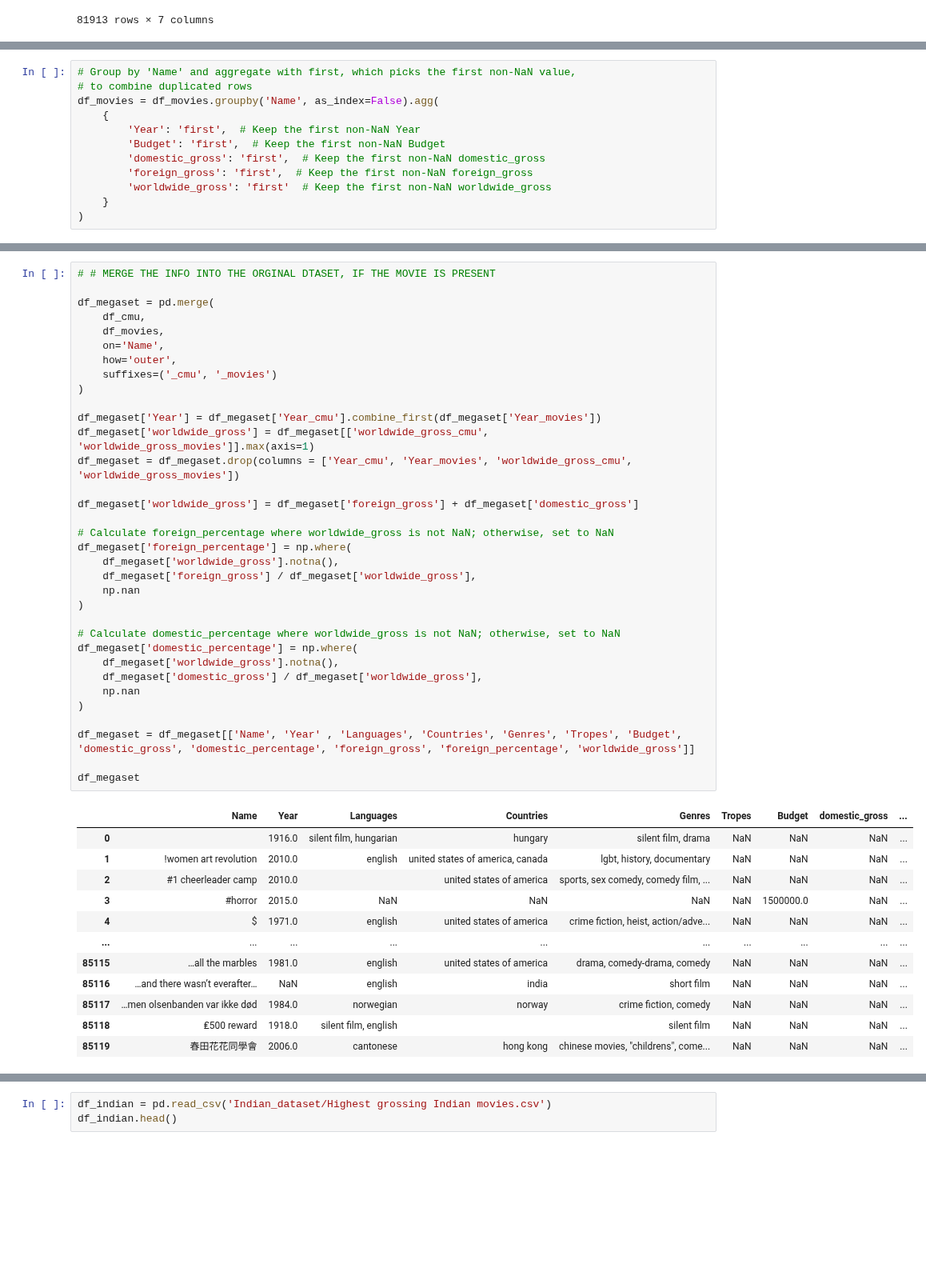
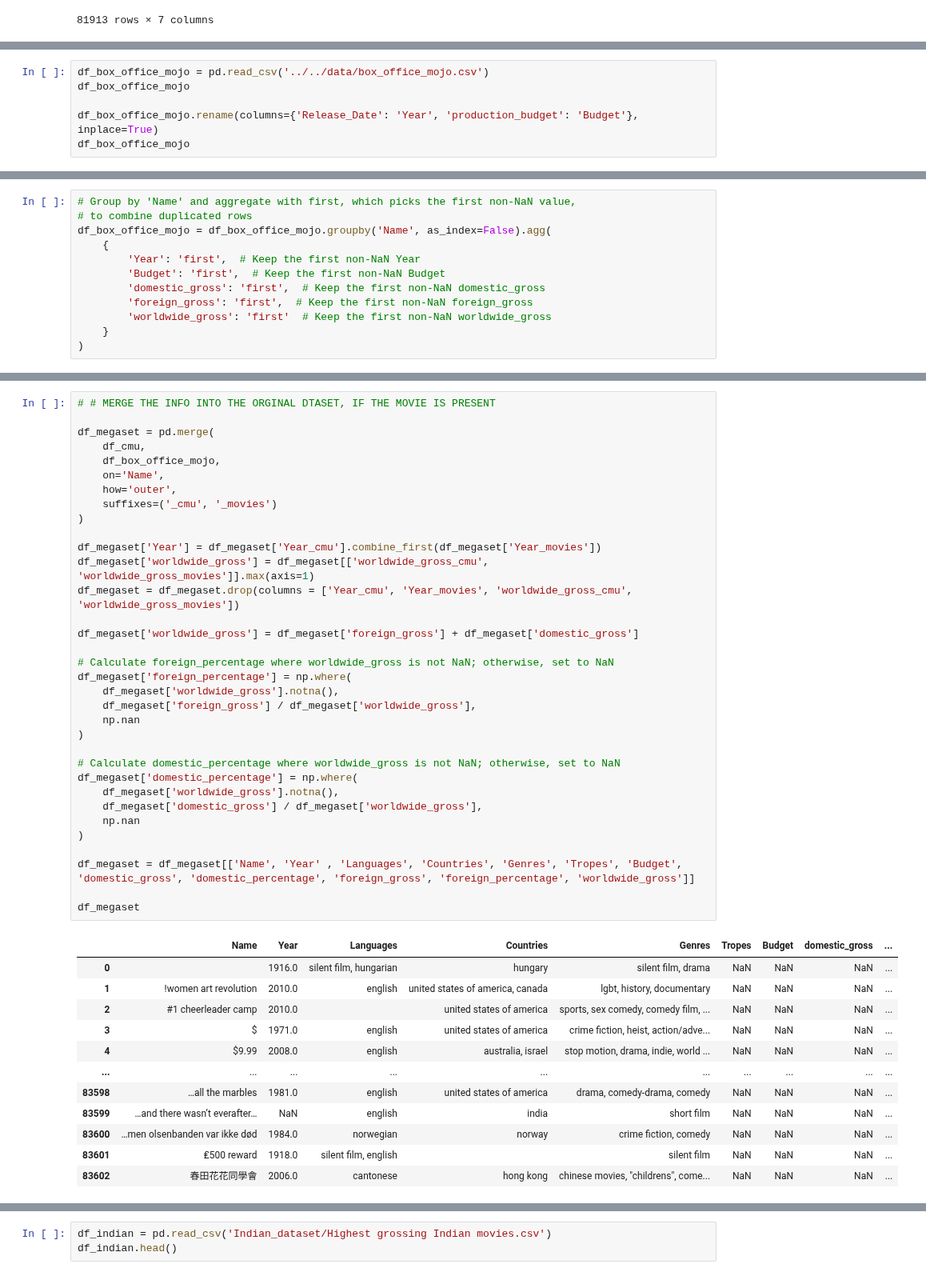
Before and after one commit to epfl-ada/ada-2024-project-thelordsofdata, a Jupyter notebook: src/data/preprocessing.ipynb, the cells around one changed output, grey strips where cells are left out. Shown at 80% size. Saved outputs shown, nothing was run; the diff lists cells and outputs as text; blank space fills up the shorter version.

Commit message:
modified so that i am using box_office_mojo correclty cleaned

```diff
--- a/src/data/preprocessing.ipynb
+++ b/src/data/preprocessing.ipynb
@@ -432,0 +309,6 @@ df_movies
+# %%
+df_box_office_mojo = pd.read_csv('../../data/box_office_mojo.csv')
+df_box_office_mojo
+
+df_box_office_mojo.rename(columns={'Release_Date': 'Year', 'production_budget': 'Budget'}, inplace=True)
+df_box_office_mojo
@@ -433,7 +329,7 @@ df_movies
 # %%
 # Group by 'Name' and aggregate with first, which picks the first non-NaN value,
 # to combine duplicated rows
-df_movies = df_movies.groupby('Name', as_index=False).agg(
+df_box_office_mojo = df_box_office_mojo.groupby('Name', as_index=False).agg(
     {
         'Year': 'first',  # Keep the first non-NaN Year
         'Budget': 'first',  # Keep the first non-NaN Budget
@@ -463,45 +359,45 @@ df_movies
 
 df_megaset = pd.merge(
     df_cmu,
-    df_movies,
+    df_box_office_mojo,
     on='Name',
     how='outer',
     suffixes=('_cmu', '_movies')
 )
 
 df_megaset['Year'] = df_megaset['Year_cmu'].combine_first(df_megaset['Year_movies'])
 df_megaset['worldwide_gross'] = df_megaset[['worldwide_gross_cmu', 'worldwide_gross_movies']].max(axis=1)
 df_megaset = df_megaset.drop(columns = ['Year_cmu', 'Year_movies', 'worldwide_gross_cmu', 'worldwide_gross_movies'])
 
 df_megaset['worldwide_gross'] = df_megaset['foreign_gross'] + df_megaset['domestic_gross']
 
 # Calculate foreign_percentage where worldwide_gross is not NaN; otherwise, set to NaN
 df_megaset['foreign_percentage'] = np.where(
     df_megaset['worldwide_gross'].notna(),
     df_megaset['foreign_gross'] / df_megaset['worldwide_gross'],
     np.nan
 )
 
 # Calculate domestic_percentage where worldwide_gross is not NaN; otherwise, set to NaN
 df_megaset['domestic_percentage'] = np.where(
     df_megaset['worldwide_gross'].notna(),
     df_megaset['domestic_gross'] / df_megaset['worldwide_gross'],
     np.nan
 )
 
 df_megaset = df_megaset[['Name', 'Year' , 'Languages', 'Countries', 'Genres', 'Tropes', 'Budget', 'domestic_gross', 'domestic_percentage', 'foreign_gross', 'foreign_percentage', 'worldwide_gross']]
 
 df_megaset
 # %% [output]
 |  | Name | Year | Languages | Countries | Genres | Tropes | Budget | domestic_gross | ... |
 | 0 |  | 1916.0 | silent film, hungarian | hungary | silent film, drama | NaN | NaN | NaN | ... |
 | 1 | !women art revolution | 2010.0 | english | united states of america, canada | lgbt, history, documentary | NaN | NaN | NaN | ... |
 | 2 | #1 cheerleader camp | 2010.0 |  | united states of america | sports, sex comedy, comedy film, ... | NaN | NaN | NaN | ... |
-| 3 | #horror | 2015.0 | NaN | NaN | NaN | NaN | 1500000.0 | NaN | ... |
-| 4 | $ | 1971.0 | english | united states of america | crime fiction, heist, action/adve... | NaN | NaN | NaN | ... |
+| 3 | $ | 1971.0 | english | united states of america | crime fiction, heist, action/adve... | NaN | NaN | NaN | ... |
+| 4 | $9.99 | 2008.0 | english | australia, israel | stop motion, drama, indie, world ... | NaN | NaN | NaN | ... |
 | ... | ... | ... | ... | ... | ... | ... | ... | ... | ... |
-| 85115 | …all the marbles | 1981.0 | english | united states of america | drama, comedy-drama, comedy | NaN | NaN | NaN | ... |
-| 85116 | …and there wasn’t everafter… | NaN | english | india | short film | NaN | NaN | NaN | ... |
-| 85117 | …men olsenbanden var ikke død | 1984.0 | norwegian | norway | crime fiction, comedy | NaN | NaN | NaN | ... |
-| 85118 | ₤500 reward | 1918.0 | silent film, english |  | silent film | NaN | NaN | NaN | ... |
-| 85119 | 春田花花同學會 | 2006.0 | cantonese | hong kong | chinese movies, "childrens", come... | NaN | NaN | NaN | ... |
+| 83598 | …all the marbles | 1981.0 | english | united states of america | drama, comedy-drama, comedy | NaN | NaN | NaN | ... |
+| 83599 | …and there wasn’t everafter… | NaN | english | india | short film | NaN | NaN | NaN | ... |
+| 83600 | …men olsenbanden var ikke død | 1984.0 | norwegian | norway | crime fiction, comedy | NaN | NaN | NaN | ... |
+| 83601 | ₤500 reward | 1918.0 | silent film, english |  | silent film | NaN | NaN | NaN | ... |
+| 83602 | 春田花花同學會 | 2006.0 | cantonese | hong kong | chinese movies, "childrens", come... | NaN | NaN | NaN | ... |
```
Also changed, not shown: parts of 16 cells of this notebook, 2 other files.
